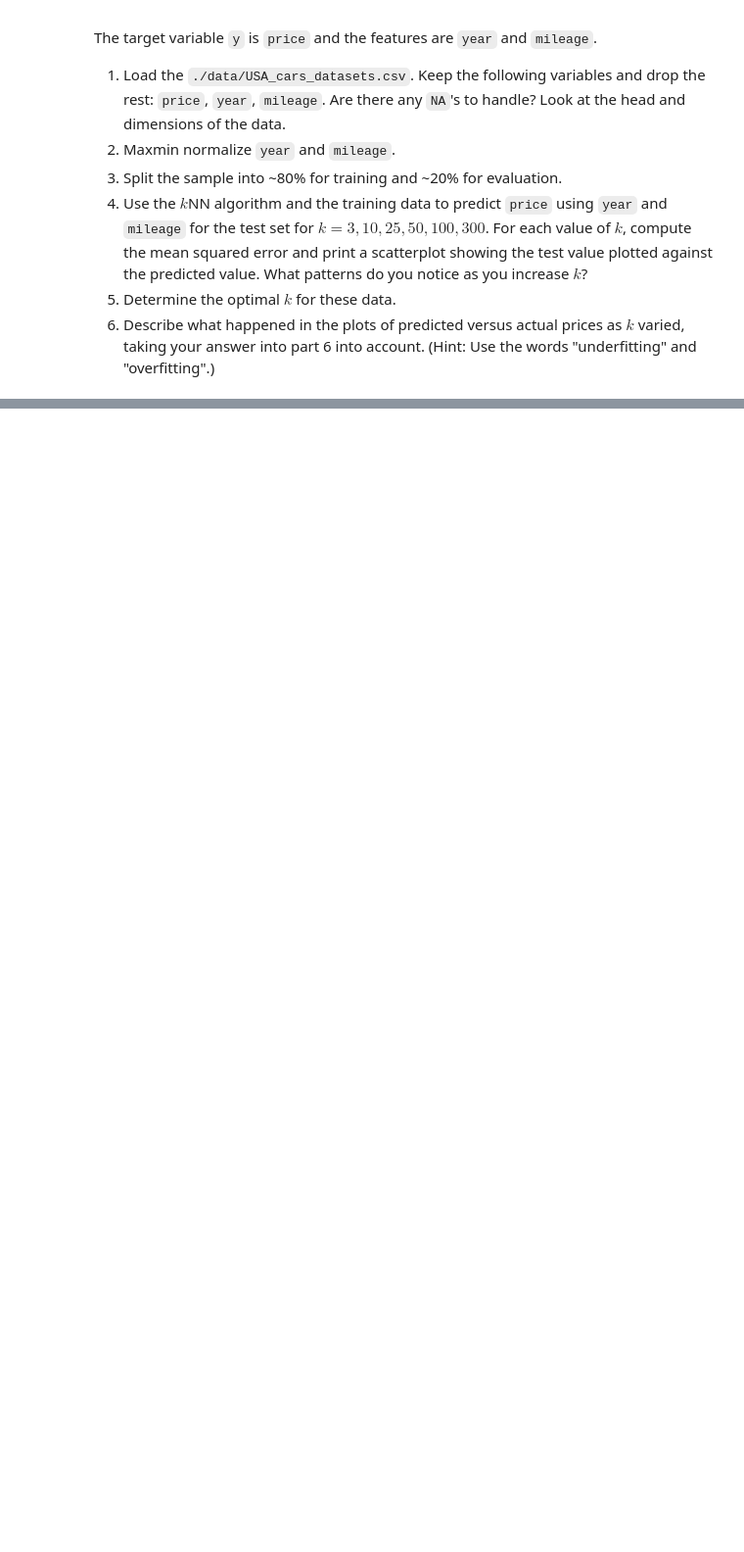
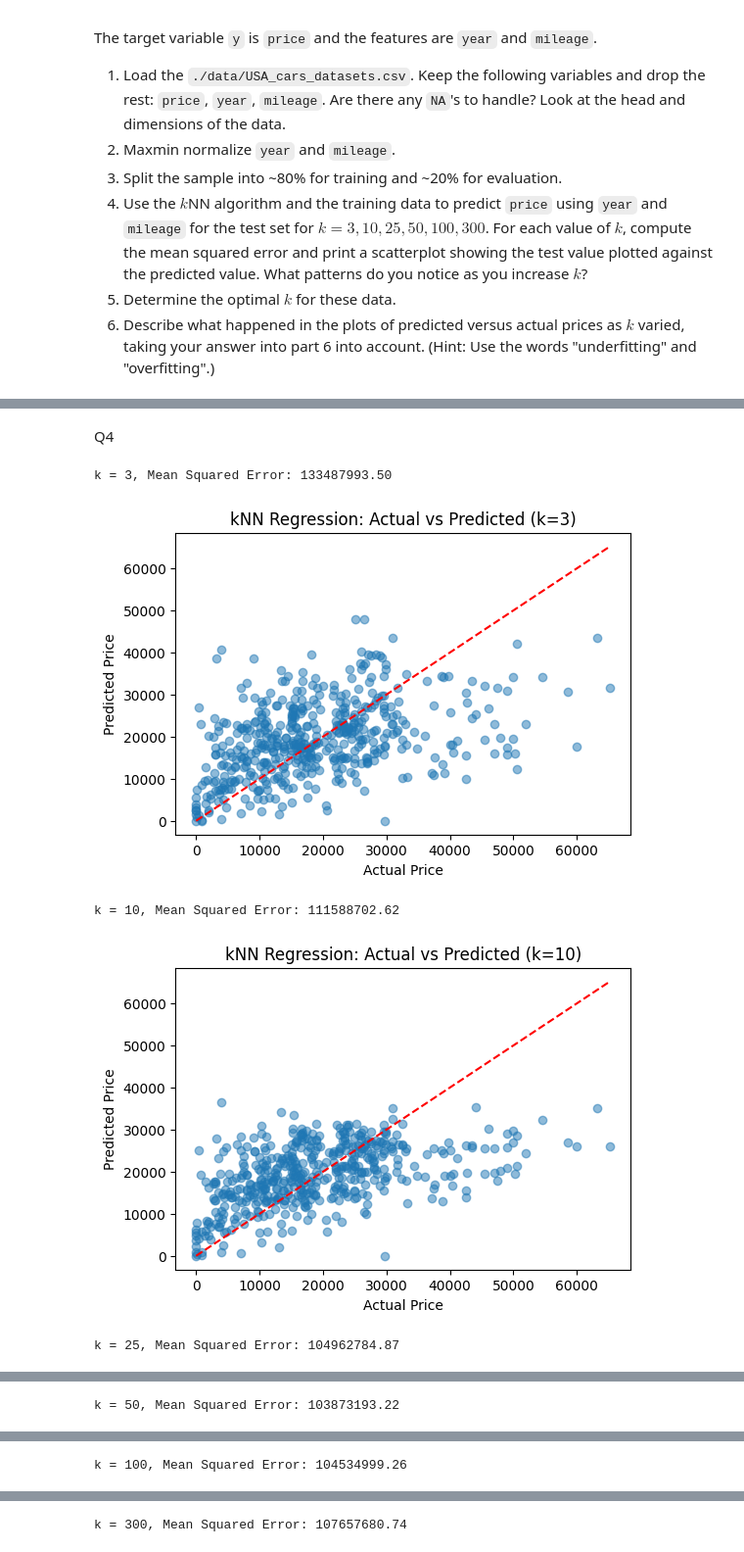
Before and after one commit to amn8ge/knn_assignment, a Jupyter notebook: assignment_knn.ipynb, the cells around one changed output, grey strips where cells are left out. Shown at 98% size. Saved outputs shown, nothing was run; the diff lists cells and outputs as text; code cells hidden in the pictures; blank space fills up the shorter version.

```diff
--- a/assignment_knn.ipynb
+++ b/assignment_knn.ipynb
@@ -42,0 +135,12 @@ The target variable `y` is `price` and the features are `year` and `mileage`.
+# %%
+from sklearn.model_selection import train_test_split
+
+X = cars_slim[['year', 'mileage']] # setting feature vars
+y = cars_slim['price'] # target var
+
+X_train, X_test, y_train, y_test = train_test_split(X, y, #feature and target variables
+                                                    test_size=.2, #80 train/20 test
+                                                    random_state=65) #consistent for replication purposes
+
+# verifying
+print(X_test.head())
@@ -42,0 +154,32 @@ The target variable `y` is `price` and the features are `year` and `mileage`.
+# %% [markdown]
+Q4
+# %%
+from sklearn.neighbors import KNeighborsRegressor
+from sklearn.metrics import mean_squared_error
+
+k_vals = [3, 10, 25, 50, 100, 300]
+
+for k in k_vals:
+    model = KNeighborsRegressor(n_neighbors=k) # KNN regressor with k neighbors
+    fitted_model = model.fit(X_train, y_train)# Fit model on training data
+    y_hat = fitted_model.predict(X_test) # Predict values for test set
+
+    # Calculate mean squared error
+    mse = mean_squared_error(y_test, y_hat)
+
+    print(f'k = {k}, Mean Squared Error: {mse:.2f}')
+
+    # Scatter plot actual vs predicted prices
+    plt.figure(figsize=(6,4))
+    plt.scatter(y_test, y_hat, alpha=0.5)
+    plt.plot([y_test.min(), y_test.max()], [y_test.min(), y_test.max()], 'r--')  # Diagonal line
+    plt.xlabel('Actual Price')
+    plt.ylabel('Predicted Price')
+    plt.title(f'kNN Regression: Actual vs Predicted (k={k})')
+    plt.show()
+# %% [output]
+k = 3, Mean Squared Error: 133487993.50
+[figure, added]
+k = 10, Mean Squared Error: 111588702.62
+[figure, added]
+k = 25, Mean Squared Error: 104962784.87
@@ -42,0 +187 @@ The target variable `y` is `price` and the features are `year` and `mileage`.
+k = 50, Mean Squared Error: 103873193.22
@@ -42,0 +189 @@ The target variable `y` is `price` and the features are `year` and `mileage`.
+k = 100, Mean Squared Error: 104534999.26
@@ -42,0 +191 @@ The target variable `y` is `price` and the features are `year` and `mileage`.
+k = 300, Mean Squared Error: 107657680.74
```
Also changed, not shown: parts of 15 cells of this notebook.
